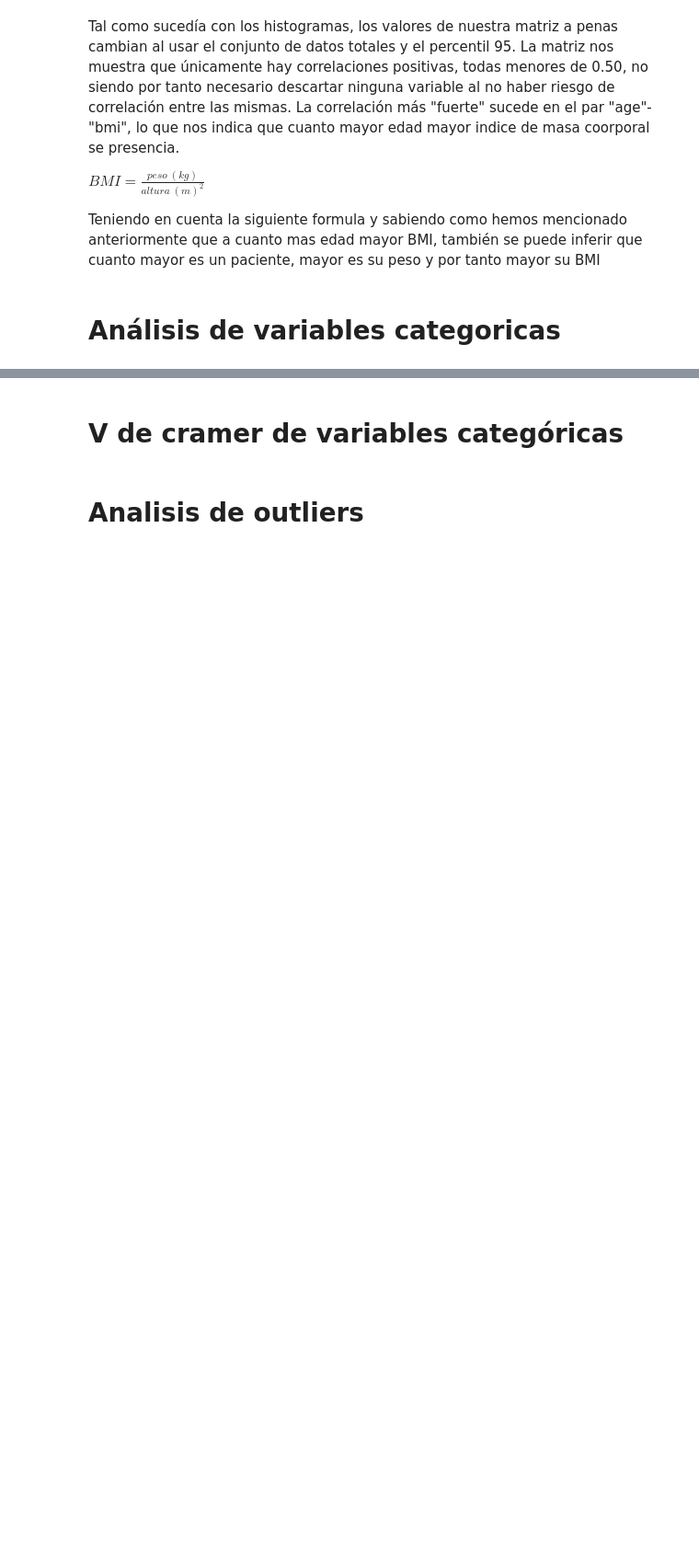
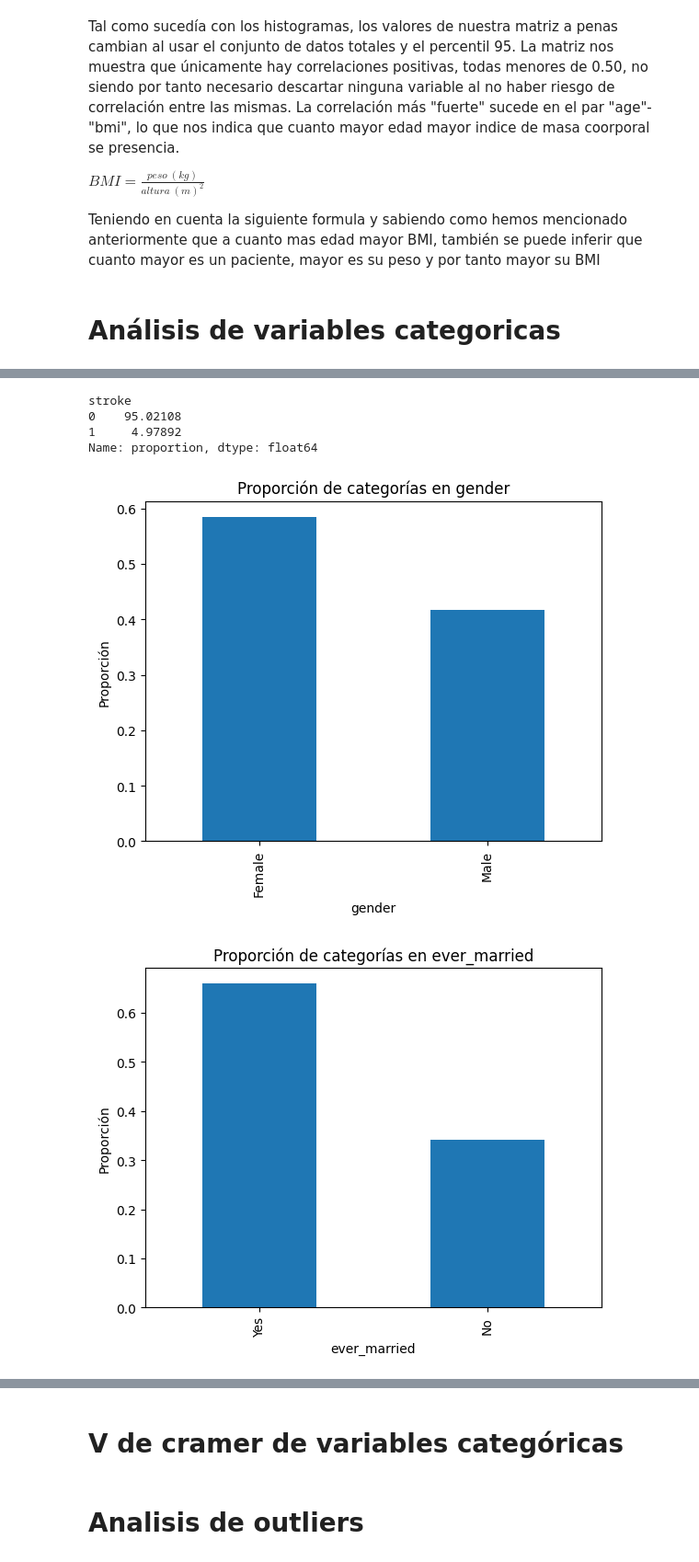
Before and after one commit to Bootcamp-IA-P4/brainstroke-navm, a Jupyter notebook: EDA.ipynb, the cells around one changed output, grey strips where cells are left out. Shown at 92% size. Drawn from its saved outputs; the diff is of its cells as text; code cells hidden in the pictures; blank space fills up the shorter version.

Commit message:
feat: analyze categorical variables

```diff
--- a/EDA.ipynb
+++ b/EDA.ipynb
@@ -216,3 +216,7 @@ $BMI = \frac{peso\ (kg)}{altura\ (m)^2}$
 Teniendo en cuenta la siguiente formula y sabiendo como hemos mencionado anteriormente que a cuanto mas edad mayor BMI, también se puede inferir que cuanto mayor es un paciente, mayor es su peso y por tanto mayor su BMI
 # %% [markdown]
 # Análisis de variables categoricas
+# %%
+categoric = ['gender', 'ever_married', 'work_type', 'Residence_type', 'smoking_status']
+for col in categoric:
+    print(f"únicos en '{col}': {df[col].unique()}")
@@ -218,0 +229,4 @@ Teniendo en cuenta la siguiente formula y sabiendo como hemos mencionado anterio
+# %%
+for col in categoric:
+    print(f"'{col}': ")
+    print(f"{df[col].value_counts(normalize=True)*100}\n")
@@ -218,0 +251,19 @@ Teniendo en cuenta la siguiente formula y sabiendo como hemos mencionado anterio
+# %%
+print(f"{df['stroke'].value_counts(normalize=True)*100}\n")
+# %% [output]
+stroke
+0    95.02108
+1     4.97892
+Name: proportion, dtype: float64
+# %%
+import matplotlib.pyplot as plt
+
+for col in categoric:
+    df[col].value_counts(normalize=True).plot(kind='bar')
+    plt.title(f'Proporción de categorías en {col}')
+    plt.ylabel('Proporción')
+    plt.xlabel(col)
+    plt.show()
+# %% [output]
+[figure, added]
+[figure, added]
```
Also changed, not shown: parts of 4 cells of this notebook.
